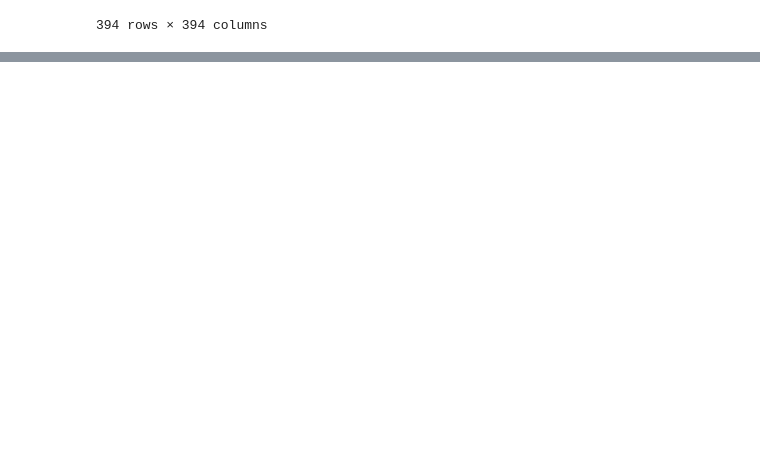
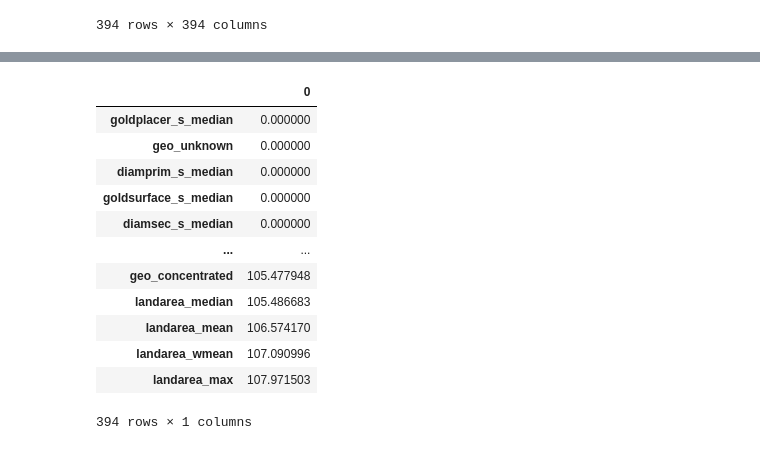
Before and after one commit to yangyuethz/EPR, a Jupyter notebook: EPR.ipynb, the cells around one changed output, grey strips where cells are left out. Cells and saved outputs as stored; diff of their text form; code cells hidden in the pictures; blank space fills up the shorter version.

```diff
--- a/EPR.ipynb
+++ b/EPR.ipynb
@@ -86,0 +117,16 @@ NameError: name 'plt' is not defined
+# %%
+sumcorrpdsorted
+# %% [output]
+|  | 0 |
+| goldplacer_s_median | 0.000000 |
+| geo_unknown | 0.000000 |
+| diamprim_s_median | 0.000000 |
+| goldsurface_s_median | 0.000000 |
+| diamsec_s_median | 0.000000 |
+| ... | ... |
+| geo_concentrated | 105.477948 |
+| landarea_median | 105.486683 |
+| landarea_mean | 106.574170 |
+| landarea_wmean | 107.090996 |
+| landarea_max | 107.971503 |
+394 rows × 1 columns
```
Also changed, not shown: parts of 11 cells of this notebook.
